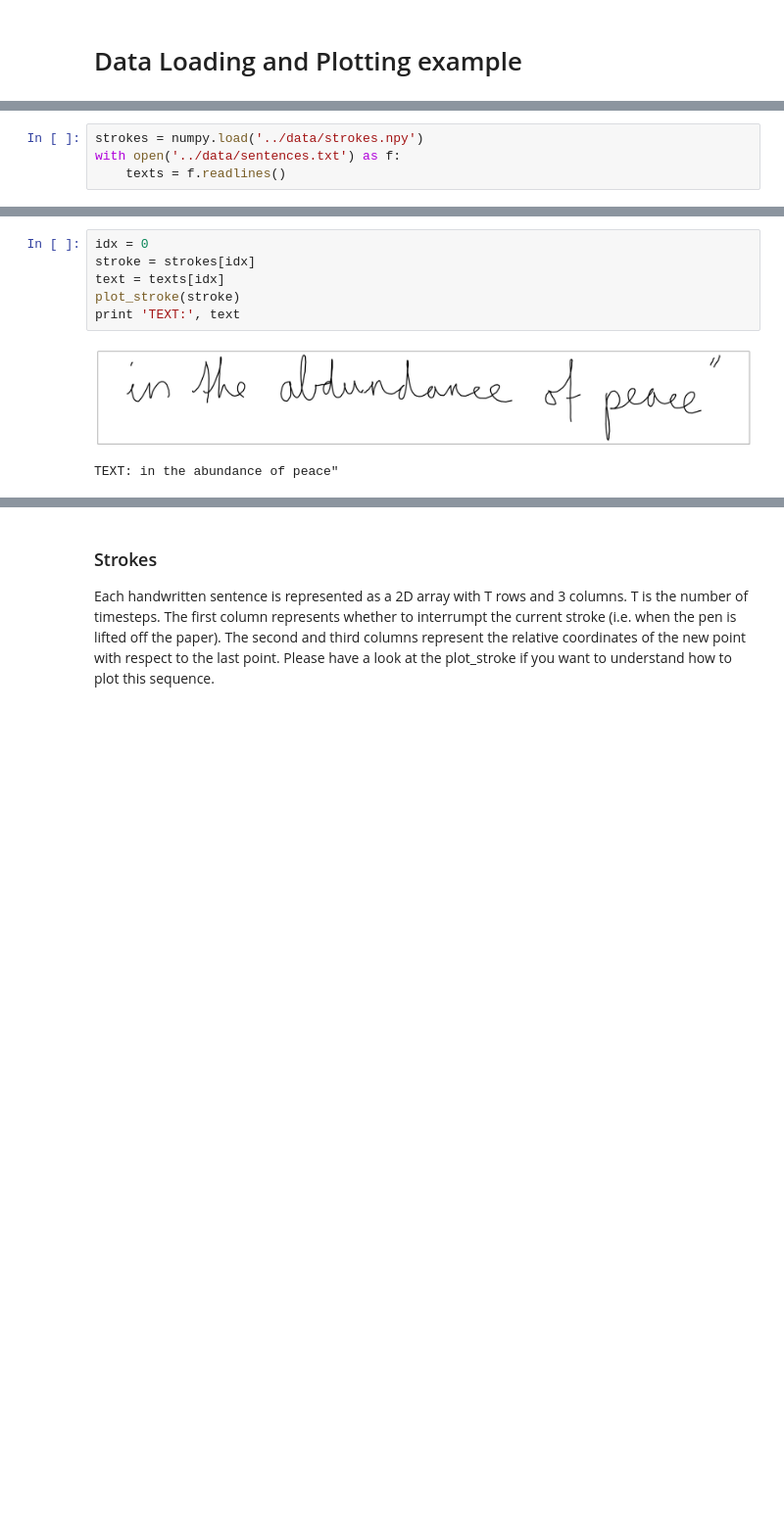
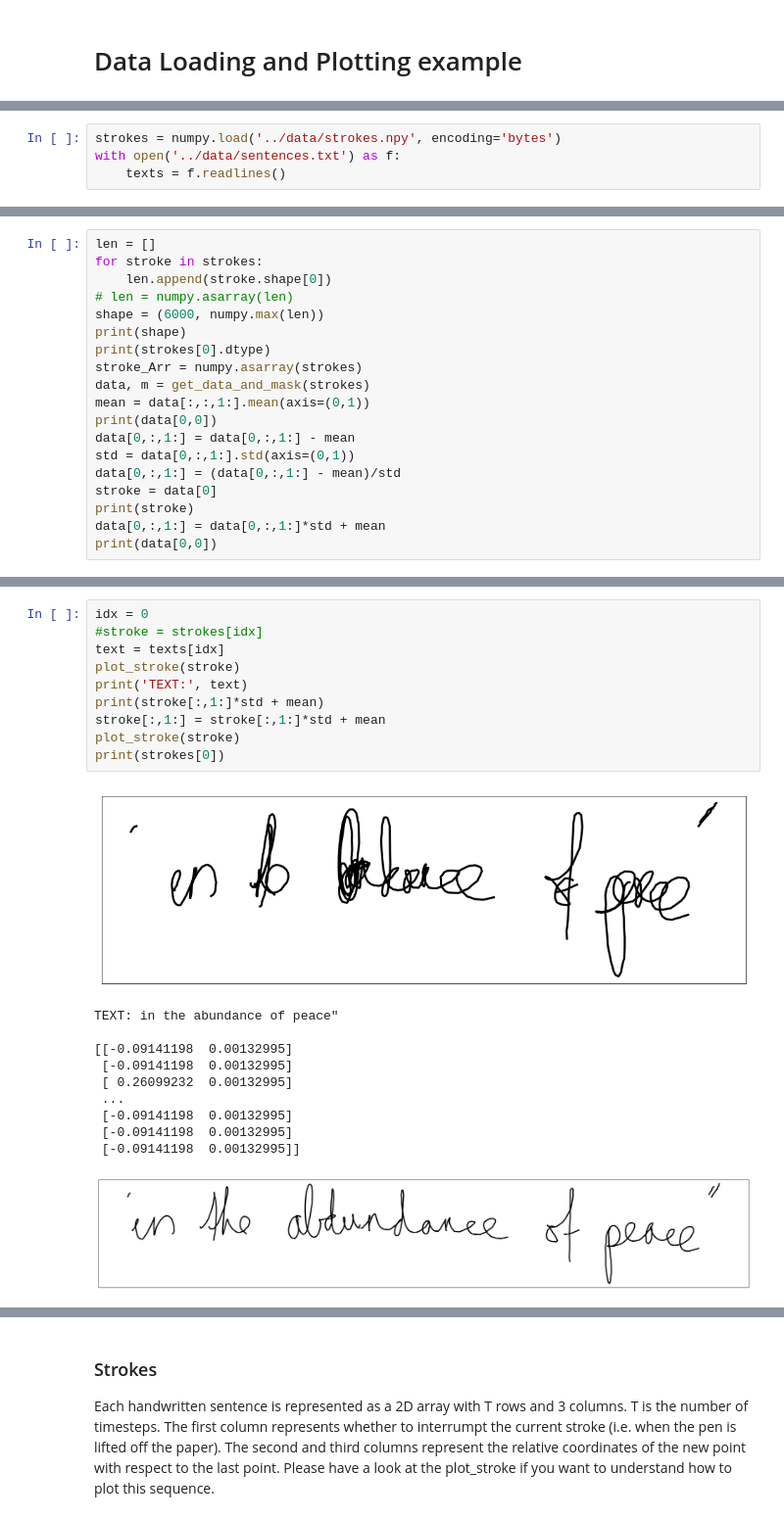
Before and after one commit to swechhasingh/Handwriting-synthesis, a Jupyter notebook: notebooks/example.ipynb, the cells around one changed output, grey strips where cells are left out. Shown at 98% size. Saved outputs shown, nothing was run; the diff lists cells and outputs as text; blank space fills up the shorter version.

```diff
--- a/notebooks/example.ipynb
+++ b/notebooks/example.ipynb
@@ -13,4 +12,4 @@ SyntaxError: Missing parentheses in call to 'print'. Did you mean print("Error b
 # %%
-strokes = numpy.load('../data/strokes.npy')
+strokes = numpy.load('../data/strokes.npy', encoding='bytes')
 with open('../data/sentences.txt') as f:
     texts = f.readlines()
@@ -18,0 +16,19 @@ print(strokes.shape)
+# %%
+len = []
+for stroke in strokes:
+    len.append(stroke.shape[0])
+# len = numpy.asarray(len)
+shape = (6000, numpy.max(len))
+print(shape)
+print(strokes[0].dtype)
+stroke_Arr = numpy.asarray(strokes)
+data, m = get_data_and_mask(strokes)
+mean = data[:,:,1:].mean(axis=(0,1))
+print(data[0,0])
+data[0,:,1:] = data[0,:,1:] - mean
+std = data[0,:,1:].std(axis=(0,1))
+data[0,:,1:] = (data[0,:,1:] - mean)/std
+stroke = data[0]
+print(stroke)
+data[0,:,1:] = data[0,:,1:]*std + mean
+print(data[0,0])
@@ -19,9 +62,22 @@ print(strokes.shape)
 # %%
 idx = 0
-stroke = strokes[idx]
+#stroke = strokes[idx]
 text = texts[idx]
 plot_stroke(stroke)
-print 'TEXT:', text
+print('TEXT:', text)
+print(stroke[:,1:]*std + mean)
+stroke[:,1:] = stroke[:,1:]*std + mean
+plot_stroke(stroke)
+print(strokes[0])
 # %% [output]
-[figure, old version]
+[figure, new version]
 TEXT: in the abundance of peace"
+
+[[-0.09141198  0.00132995]
+ [-0.09141198  0.00132995]
+ [ 0.26099232  0.00132995]
+ ...
+ [-0.09141198  0.00132995]
+ [-0.09141198  0.00132995]
+ [-0.09141198  0.00132995]]
+[figure, added]
```
Also changed, not shown: parts of 7 cells of this notebook, 5 other files.
